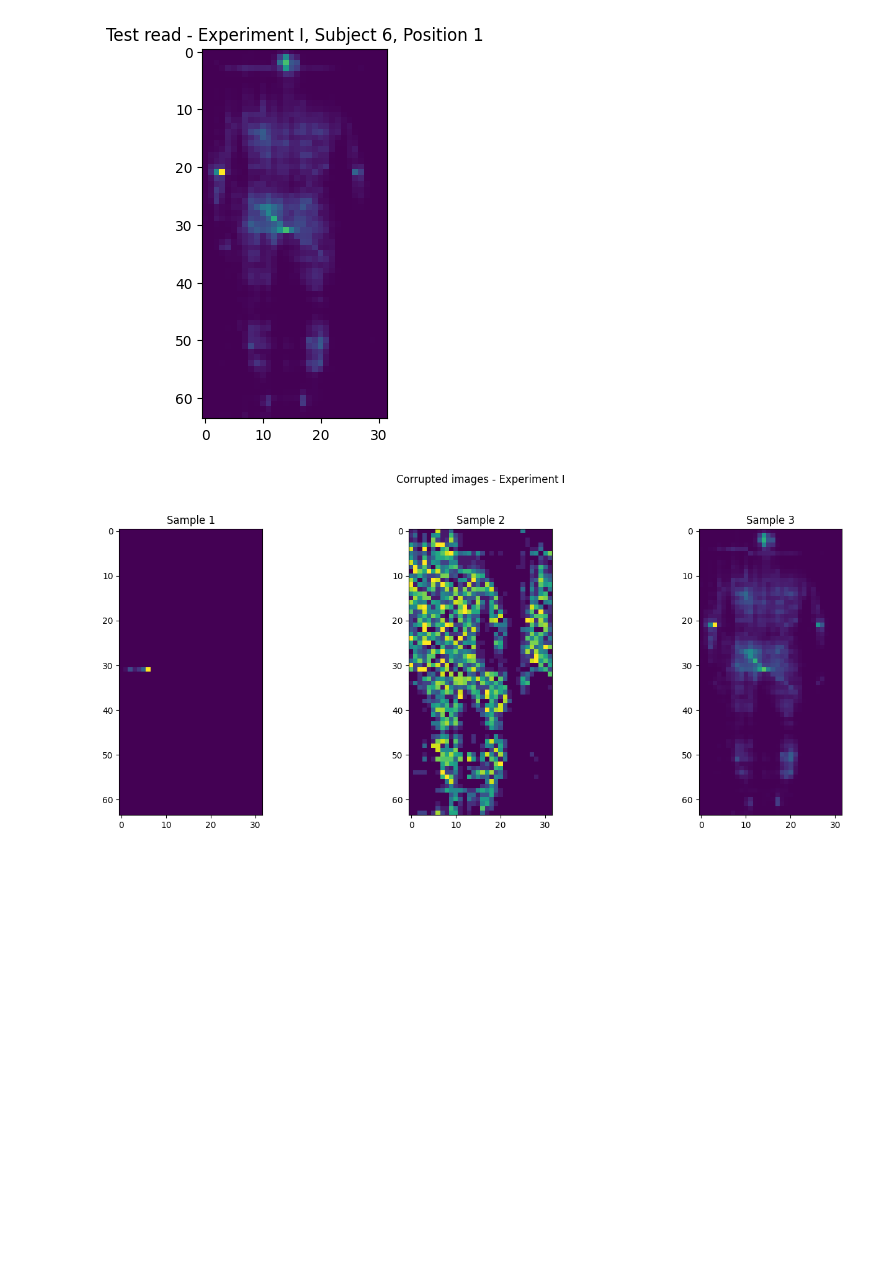
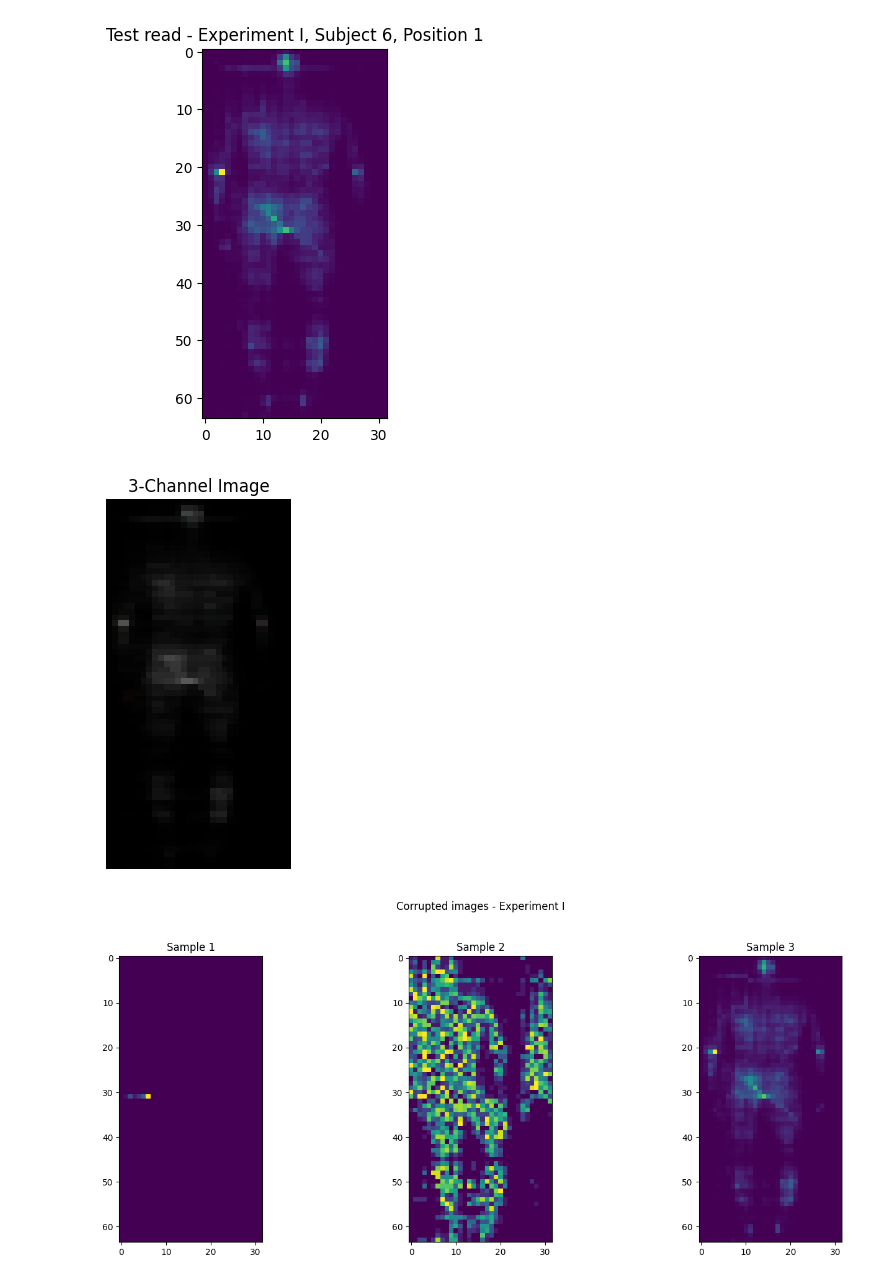
Before and after one commit to sofiapopetrogu/HDA, a Jupyter notebook: hda_project_new.ipynb, the cells around one changed output. Cells and saved outputs as stored; diff of their text form; code cells hidden in the pictures; blank space fills up the shorter version.

```diff
--- a/hda_project_new.ipynb
+++ b/hda_project_new.ipynb
@@ -144,6 +144,30 @@ plt.imshow(test_read[21,:].reshape(64, 32)) # 20th sample
 plt.show()
 # %% [output]
 [figure]
+# %%
+def create_3_channel_images(data, window_size=3):
+    num_frames = data.shape[0]
+    channels = []
+    for i in range(num_frames - window_size + 1):
+        # Stack 3 consecutive frames along the last axis to create a 3-channel image
+        channel = np.stack(data[i:i+window_size], axis=-1)
+        channels.append(channel)
+    return np.array(channels)
+
+test = create_3_channel_images(test_read)
+
+median_data = ndimage.median_filter(test, size=(3, 3, 3))
+
+norm_data = np.round(median_data * 255 / 1000).astype(np.uint8)
+
+test_frame = norm_data[20].reshape(64, 32, 3)
+
+plt.imshow(test_frame)
+plt.title('3-Channel Image')
+plt.axis('off')
+plt.show()
+# %% [output]
+[figure, added]
 # %%
 # Show that first three samples are corrupted
 fig, axes = plt.subplots(figsize=(15, 6), ncols=3)
```
Also changed, not shown: parts of 3 cells of this notebook, 1 other file.
